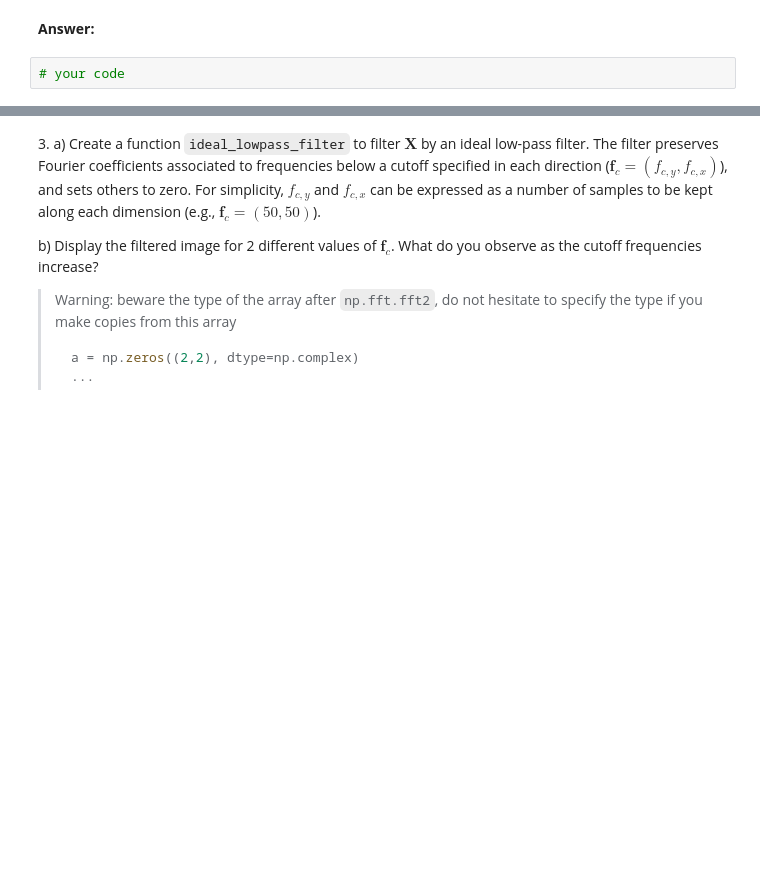
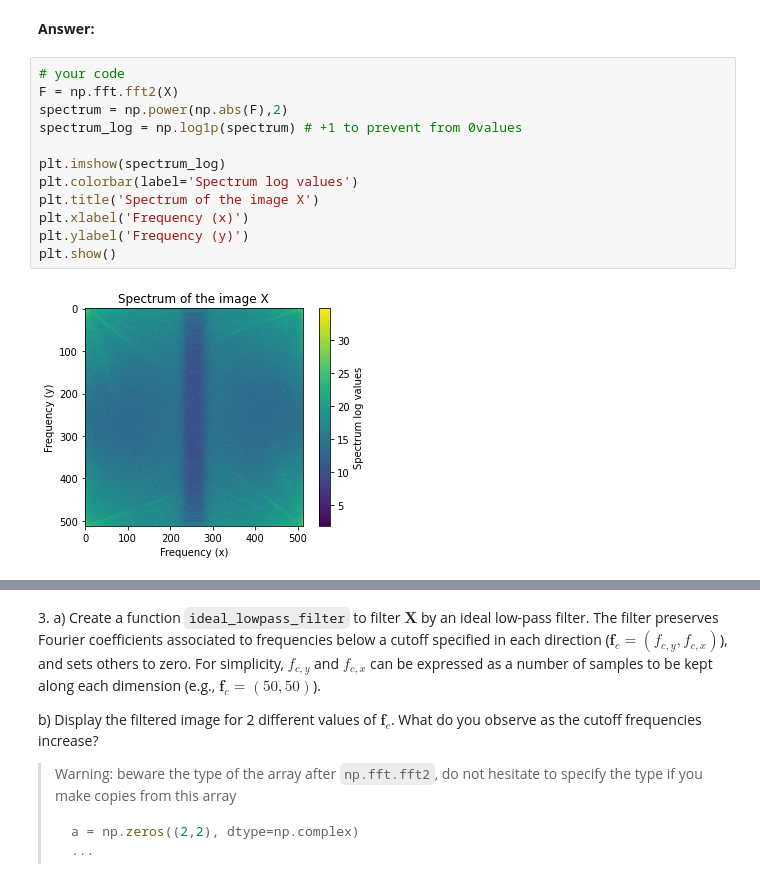
Before and after one commit to azagal952/sdi_python, a Jupyter notebook: Labs/Lab3/lab3.ipynb, the cells around one changed output, grey strips where cells are left out. Cells and saved outputs as stored; diff of their text form; blank space fills up the shorter version.

```diff
--- a/Labs/Lab3/lab3.ipynb
+++ b/Labs/Lab3/lab3.ipynb
@@ -242,5 +253,17 @@ a) In this representation, where is the pixel of the spectrum associated with th
 b) Take a look at the documentation of `np.fft.fftshift`. Use it to ensure that the null frequency is located at the center of the image.
 # %% [markdown]
 **Answer:**
-# %%
-# your code
+# %%
+# your code
+F = np.fft.fft2(X)
+spectrum = np.power(np.abs(F),2)
+spectrum_log = np.log1p(spectrum) # +1 to prevent from 0values
+
+plt.imshow(spectrum_log)
+plt.colorbar(label='Spectrum log values')
+plt.title('Spectrum of the image X')
+plt.xlabel('Frequency (x)')
+plt.ylabel('Frequency (y)')
+plt.show()
+# %% [output]
+[figure, added]
```
Also changed, not shown: parts of 7 cells of this notebook.
